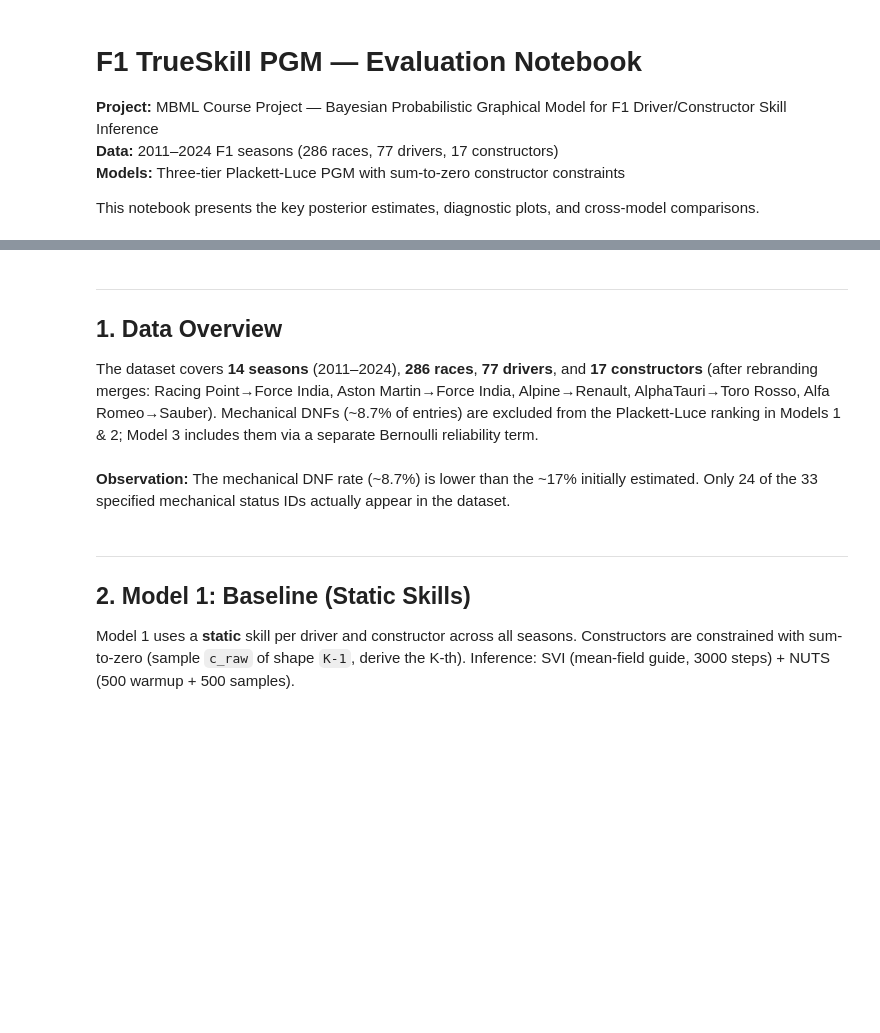
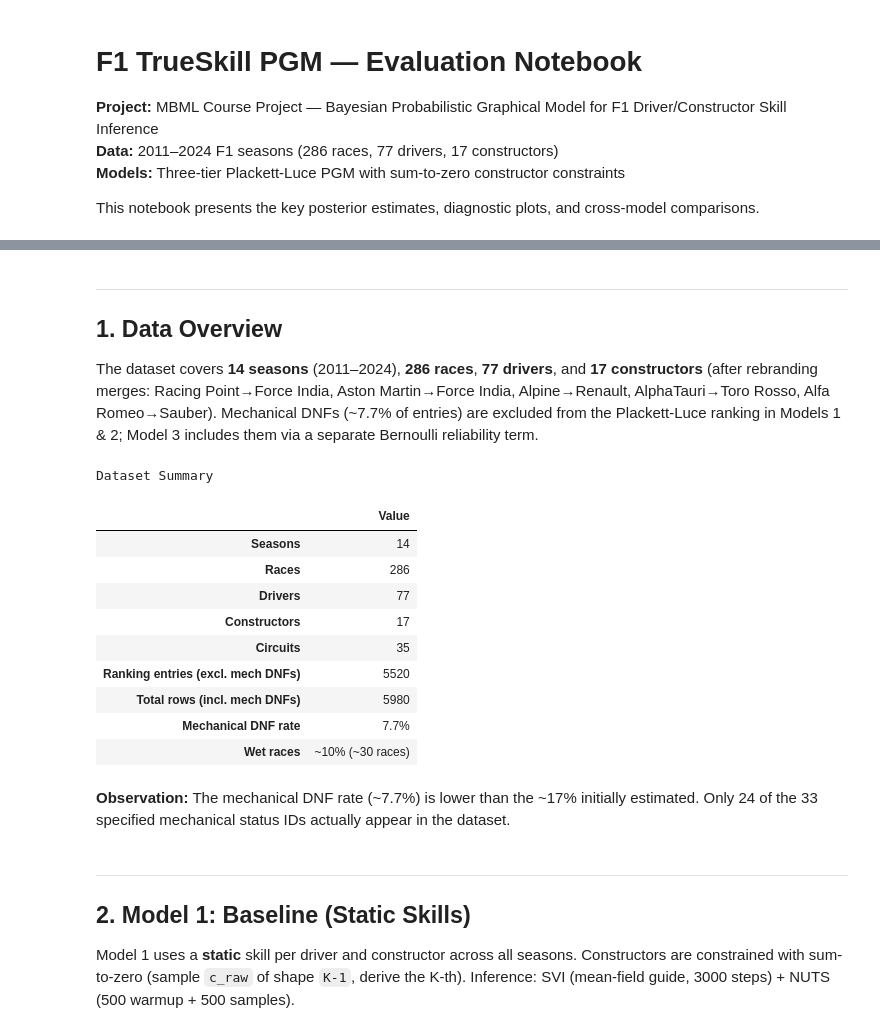
Before and after one commit to christianrand18/MBML-TrueSkill-Formula-1, a Jupyter notebook: F1_PGM_Evaluation.ipynb, the cells around one changed output, grey strips where cells are left out. Cells and saved outputs as stored; diff of their text form; code cells hidden in the pictures; blank space fills up the shorter version.

```diff
--- a/F1_PGM_Evaluation.ipynb
+++ b/F1_PGM_Evaluation.ipynb
@@ -76,17 +82,29 @@ print(f'  NUTS comp: {len(df_nuts)} rows')
 
 ## 1. Data Overview
 
-The dataset covers **14 seasons** (2011–2024), **286 races**, **77 drivers**, and **17 constructors** (after rebranding merges: Racing Point→Force India, Aston Martin→Force India, Alpine→Renault, AlphaTauri→Toro Rosso, Alfa Romeo→Sauber). Mechanical DNFs (~8.7% of entries) are excluded from the Plackett-Luce ranking in Models 1 & 2; Model 3 includes them via a separate Bernoulli reliability term.
+The dataset covers **14 seasons** (2011–2024), **286 races**, **77 drivers**, and **17 constructors** (after rebranding merges: Racing Point→Force India, Aston Martin→Force India, Alpine→Renault, AlphaTauri→Toro Rosso, Alfa Romeo→Sauber). Mechanical DNFs (~7.7% of entries) are excluded from the Plackett-Luce ranking in Models 1 & 2; Model 3 includes them via a separate Bernoulli reliability term.
 # %%
 summary = {
     'Seasons': 14, 'Races': 286, 'Drivers': 77, 'Constructors': 17,
-    'Circuits': 35, 'Ranking entries (excl. mech DNFs)': 5457,
-    'Total rows (incl. mech DNFs)': 5980, 'Mechanical DNF rate': '8.7%',
+    'Circuits': 35, 'Ranking entries (excl. mech DNFs)': 5520,
+    'Total rows (incl. mech DNFs)': 5980, 'Mechanical DNF rate': '7.7%',
     'Wet races': '~10% (~30 races)',
 }
 pd.DataFrame.from_dict(summary, orient='index', columns=['Value']).style.set_caption('Dataset Summary')
+# %% [output]
+Dataset Summary
+|  | Value |
+| Seasons | 14 |
+| Races | 286 |
+| Drivers | 77 |
+| Constructors | 17 |
+| Circuits | 35 |
+| Ranking entries (excl. mech DNFs) | 5520 |
+| Total rows (incl. mech DNFs) | 5980 |
+| Mechanical DNF rate | 7.7% |
+| Wet races | ~10% (~30 races) |
 # %% [markdown]
-**Observation:** The mechanical DNF rate (~8.7%) is lower than the ~17% initially estimated. Only 24 of the 33 specified mechanical status IDs actually appear in the dataset.
+**Observation:** The mechanical DNF rate (~7.7%) is lower than the ~17% initially estimated. Only 24 of the 33 specified mechanical status IDs actually appear in the dataset.
 # %% [markdown]
 ---
 
```
Also changed, not shown: parts of 27 cells of this notebook, 19 other files.
